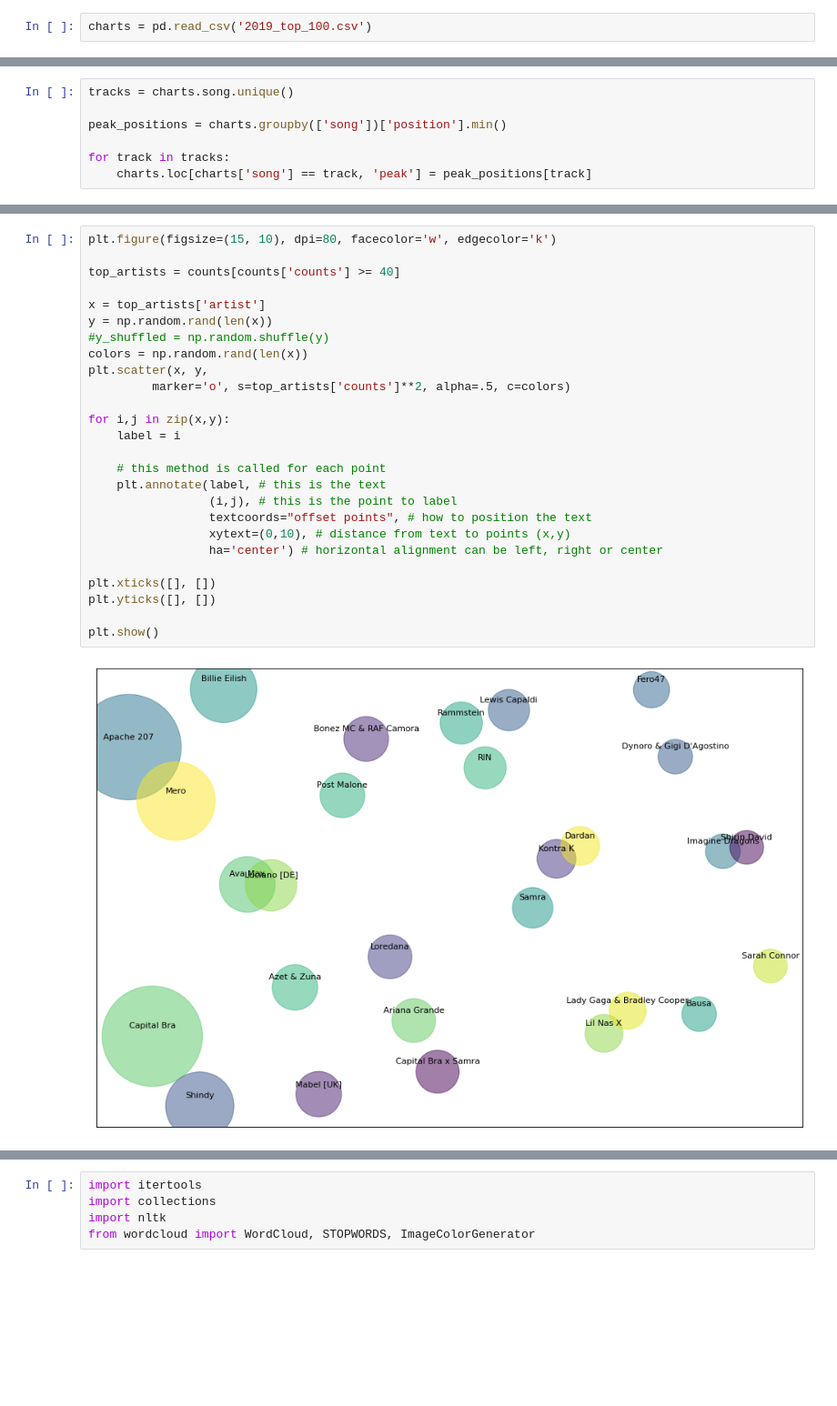
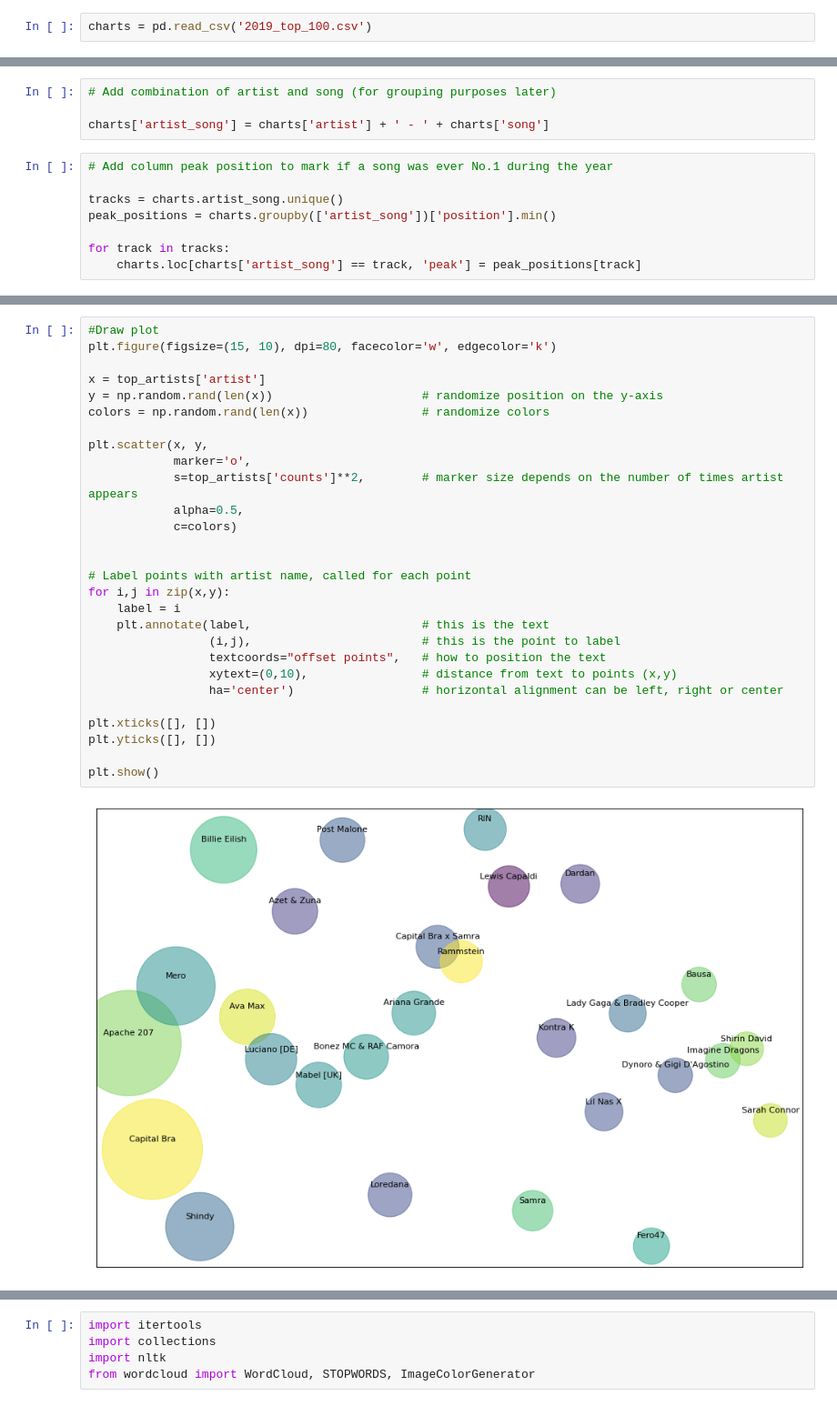
Before and after one commit to ninathumser/German-Top100, a Jupyter notebook: German-Top100-Analysis.ipynb, the cells around one changed output, grey strips where cells are left out. Shown at 91% size. Saved outputs shown, nothing was run; the diff lists cells and outputs as text; blank space fills up the shorter version.

```diff
--- a/German-Top100-Analysis.ipynb
+++ b/German-Top100-Analysis.ipynb
@@ -49,11 +23,16 @@ import datetime as dt
 charts['week'] = charts['start_date'].dt.week
+# %%
+# Add combination of artist and song (for grouping purposes later)
+
+charts['artist_song'] = charts['artist'] + ' - ' + charts['song']
 # %%
-tracks = charts.song.unique()
+# Add column peak position to mark if a song was ever No.1 during the year
 
-peak_positions = charts.groupby(['song'])['position'].min()
+tracks = charts.artist_song.unique()
+peak_positions = charts.groupby(['artist_song'])['position'].min()
 
 for track in tracks:
-    charts.loc[charts['song'] == track, 'peak'] = peak_positions[track]
+    charts.loc[charts['artist_song'] == track, 'peak'] = peak_positions[track]
 # %%
 charts.head()
 # %% [output]
@@ -89,28 +54,30 @@ counts
 # %%
+#Draw plot
 plt.figure(figsize=(15, 10), dpi=80, facecolor='w', edgecolor='k')
 
-top_artists = counts[counts['counts'] >= 40]
+x = top_artists['artist']
+y = np.random.rand(len(x))                     # randomize position on the y-axis
+colors = np.random.rand(len(x))                # randomize colors
 
-x = top_artists['artist']
-y = np.random.rand(len(x))
-#y_shuffled = np.random.shuffle(y)
-colors = np.random.rand(len(x))
 plt.scatter(x, y,
-         marker='o', s=top_artists['counts']**2, alpha=.5, c=colors)
+            marker='o',
+            s=top_artists['counts']**2,        # marker size depends on the number of times artist appears
+            alpha=0.5,
+            c=colors)
 
+
+# Label points with artist name, called for each point
 for i,j in zip(x,y):
     label = i
-
-    # this method is called for each point
-    plt.annotate(label, # this is the text
-                 (i,j), # this is the point to label
-                 textcoords="offset points", # how to position the text
-                 xytext=(0,10), # distance from text to points (x,y)
-                 ha='center') # horizontal alignment can be left, right or center
+    plt.annotate(label,                        # this is the text
+                 (i,j),                        # this is the point to label
+                 textcoords="offset points",   # how to position the text
+                 xytext=(0,10),                # distance from text to points (x,y)
+                 ha='center')                  # horizontal alignment can be left, right or center
 
 plt.xticks([], [])
 plt.yticks([], [])
 
 plt.show()
 # %% [output]
-[figure, old version]
+[figure, new version]
```
Also changed, not shown: parts of 35 cells of this notebook.
